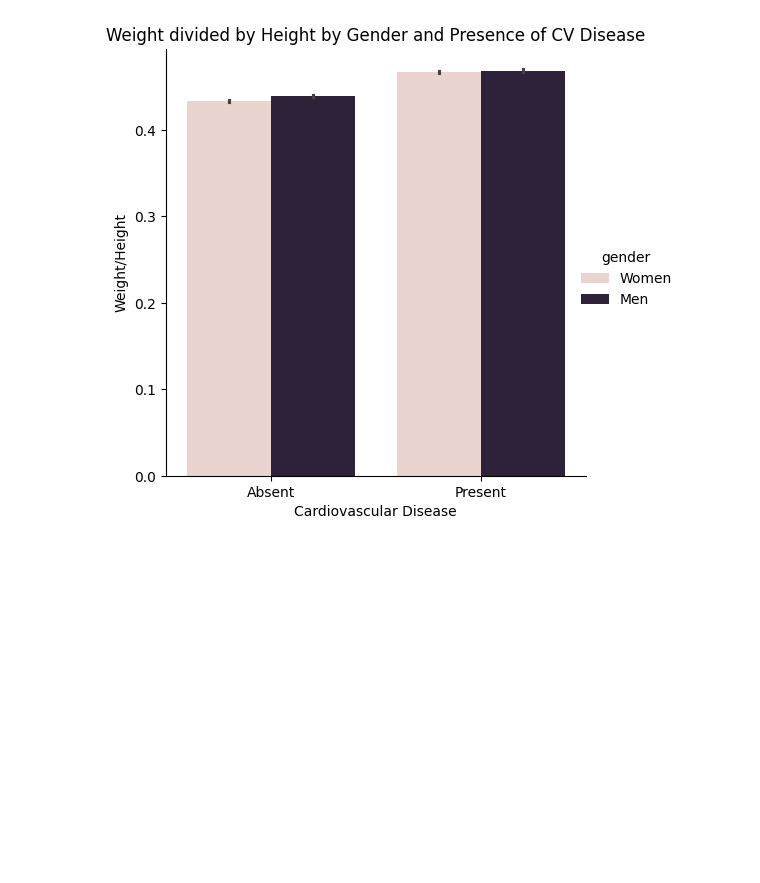
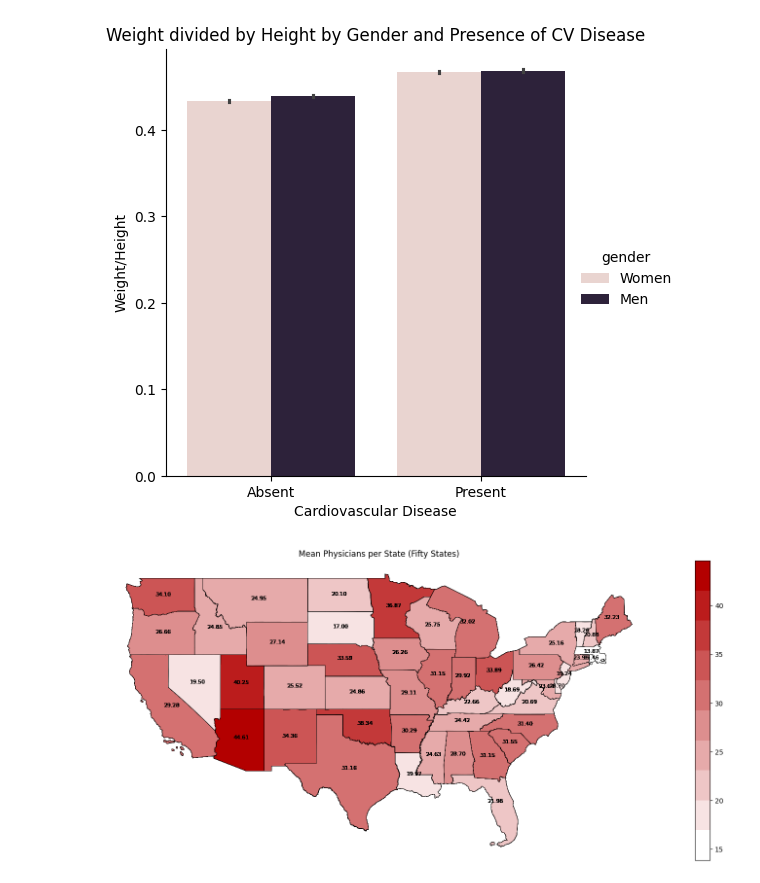
Before and after one commit to kevinwguo/216Project, a Jupyter notebook: Prototype.ipynb, the cells around one changed output. Drawn from its saved outputs; the diff is of its cells as text; code cells hidden in the pictures; blank space fills up the shorter version.

Commit message:
Combining notebooks into 1

```diff
--- a/Prototype.ipynb
+++ b/Prototype.ipynb
@@ -262,3 +306,66 @@ nobs_more_rural_rehab = len(more_rural)
 
 (stats.ttest_ind_from_stats(mean1=mean_more_urban_rehab, std1 = std_more_urban_rehab, nobs1 = nobs_more_urban_rehab,
                            mean2 = mean_more_rural_rehab, std2 = std_more_rural_rehab, nobs2 = nobs_more_rural_rehab)[1])/2
+# %%
+# Preparing the data for the map plots
+
+final_df['heart_disease_death_rate'] = pd.to_numeric(final_df['heart_disease_death_rate'], errors='coerce')
+final_df['means'] = final_df.groupby('State')['heart_disease_death_rate'].transform('mean')
+
+# Convert 'cardiac_physicians' column to numeric
+import pandas as pd
+
+# Convert 'cardiac_physicians' column to numeric
+final_df['cardiac_physicians'] = pd.to_numeric(final_df['cardiac_physicians'], errors='coerce')
+
+# Calculate mean of 'cardiac_physicians' column grouped by 'State' and store in 'physicians' column
+final_df['physicians'] = final_df.groupby('State')['cardiac_physicians'].transform('mean')
+# %%
+import matplotlib.pyplot as plt
+import geopandas as gpd
+from matplotlib.colors import LinearSegmentedColormap
+
+# Load the shapefile containing state boundaries
+states = gpd.read_file('map/tl_2023_us_state.shp')
+
+# Convert the coordinate reference system (CRS) to EPSG:4326
+states = states.to_crs("EPSG:4326")
+
+# List of 50 states' abbreviations
+fifty_states = [
+    'AL', 'AZ', 'AR', 'CA', 'CO', 'CT', 'DE', 'FL', 'GA',
+ 'ID', 'IL', 'IN', 'IA', 'KS', 'KY', 'LA', 'ME', 'MD',
+    'MA', 'MI', 'MN', 'MS', 'MO', 'MT', 'NE', 'NV', 'NH', 'NJ',
+    'NM', 'NY', 'NC', 'ND', 'OH', 'OK', 'OR', 'PA', 'RI', 'SC',
+    'SD', 'TN', 'TX', 'UT', 'VT', 'VA', 'WA', 'WV', 'WI', 'WY'
+]
+
+# Filter out territories and other non-state regions
+states = states[states['STUSPS'].isin(fifty_states)]
+
+# Merge final_df data into states based on state abbreviation
+states = states.merge(final_df, how='left', left_on='STUSPS', right_on='State')
+
+# Define custom colormap
+colors = [(1, 1, 1), (0.7, 0, 0)]  # White to Dark Red
+cmap_name = 'custom_cmap'
+cm = LinearSegmentedColormap.from_list(cmap_name, colors, N=10)  # Adjust N for more/less color segments
+
+# Create a figure and axis
+fig, ax = plt.subplots(figsize=(20, 8))
+
+# Plot the map with merged data
+states.plot(ax=ax, column='physicians', cmap=cm, edgecolor='black', linewidth=0.5, legend=True)
+
+# Add the mean physicians value as text
+for idx, row in states.iterrows():
+    ax.text(row.geometry.centroid.x, row.geometry.centroid.y, f'{row["physicians"]:.2f}', ha='center', fontsize=8)
+
+# Customize plot settings
+ax.set_title('Mean Physicians per State (Fifty States)')
+ax.axis('off')
+
+# Show the plot
+plt.show()
+# %% [output]
+[figure, added]
```
Also changed, not shown: parts of 11 cells of this notebook.
